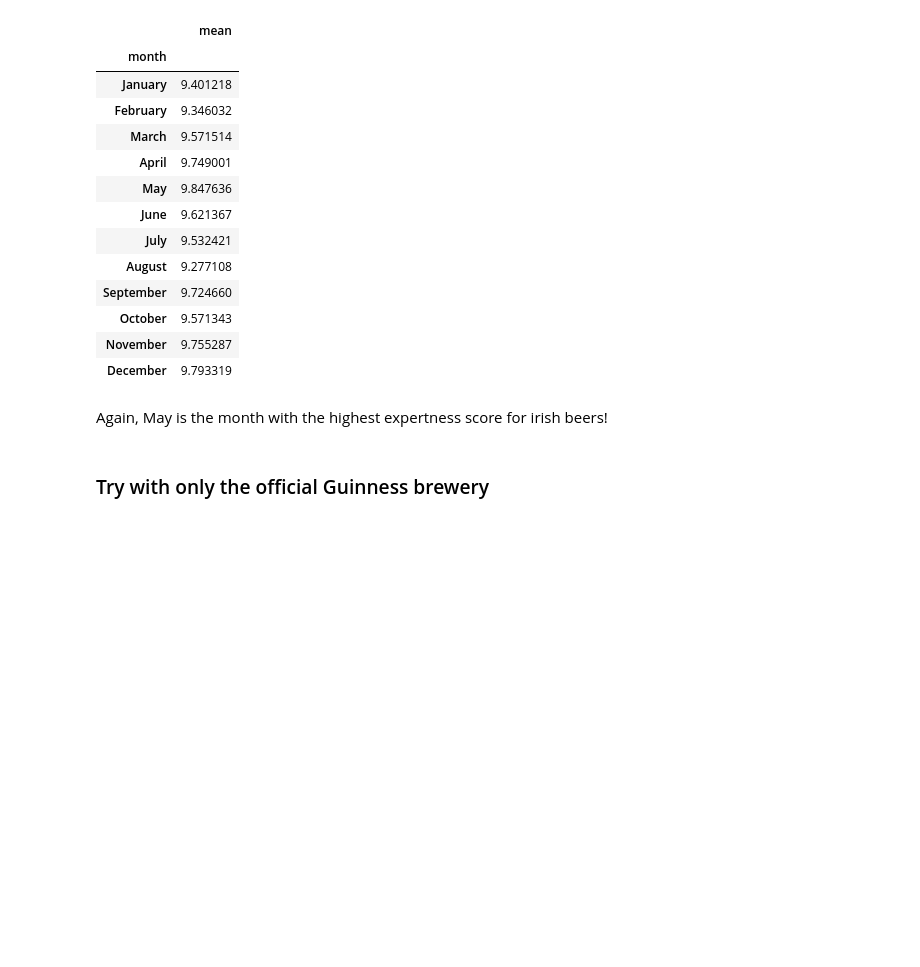
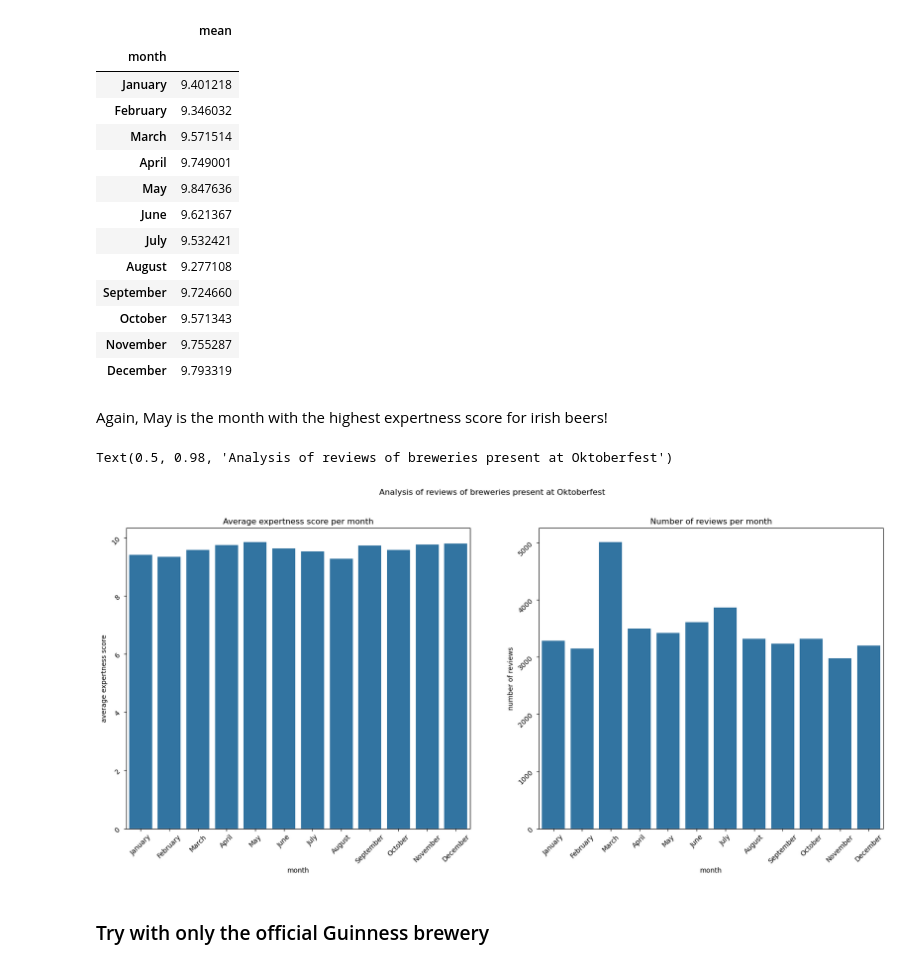
Before and after one commit to nada401/brewing-knowledge, a Jupyter notebook: src/scripts/quality_over_year/quality_over_year.ipynb, the cells around one changed output. Saved outputs shown, nothing was run; the diff lists cells and outputs as text; code cells hidden in the pictures; blank space fills up the shorter version.

Commit message:
More polishing and work over quality over year

```diff
--- a/src/scripts/quality_over_year/quality_over_year.ipynb
+++ b/src/scripts/quality_over_year/quality_over_year.ipynb
@@ -24,6 +24,24 @@ def order_months(df):
     df['month_order'] = df.index.map(month_order)
 
     return df.sort_values('month_order').drop(columns='month_order')
+
+def reviews_per_month(df):
+    number_of_reviews_month = df.groupby('month').size()
+    number_of_reviews_month = number_of_reviews_month.reset_index(name='review_count')
+
+    month_order = [
+        'January', 'February', 'March', 'April', 'May', 'June',
+        'July', 'August', 'September', 'October', 'November', 'December'
+    ]
+    number_of_reviews_month['month'] = pd.Categorical(
+        number_of_reviews_month['month'], categories=month_order, ordered=True
+    )
+
+    return number_of_reviews_month.sort_values('month')
+
+def review_per_day(df):
+    temp = df.groupby('day').size().copy() # necessary?
+    return pd.Categorical(temp['day'], ordered=True)
 # %% [markdown]
 ## Oktoberfest
 # %%
@@ -375,6 +384,25 @@ exp_irish_year.head(12)
 | December | 9.793319 |
 # %% [markdown]
 Again, May is the month with the highest expertness score for irish beers!
+# %%
+reviews_per_month_irish = reviews_per_month(df_score_irish)
+# %%
+fig, ax = plt.subplots(figsize=(20, 8), nrows=1, ncols=2)
+
+sns.barplot(x='month', y='mean', data=exp_irish_year, ax=ax[0])
+ax[0].tick_params(rotation=45)
+ax[0].set_ylabel('average expertness score')
+ax[0].set_title('Average expertness score per month')
+
+sns.barplot(x='month', y='review_count', data=reviews_per_month_irish, ax=ax[1])
+ax[1].tick_params(rotation=45)
+ax[1].set_ylabel('number of reviews')
+ax[1].set_title('Number of reviews per month')
+
+fig.suptitle('Analysis of reviews of breweries present at Oktoberfest')
+# %% [output]
+Text(0.5, 0.98, 'Analysis of reviews of breweries present at Oktoberfest')
+[figure, added]
 # %% [markdown]
 ### Try with only the official Guinness brewery
 # %%
```
Also changed, not shown: parts of 14 cells of this notebook.
